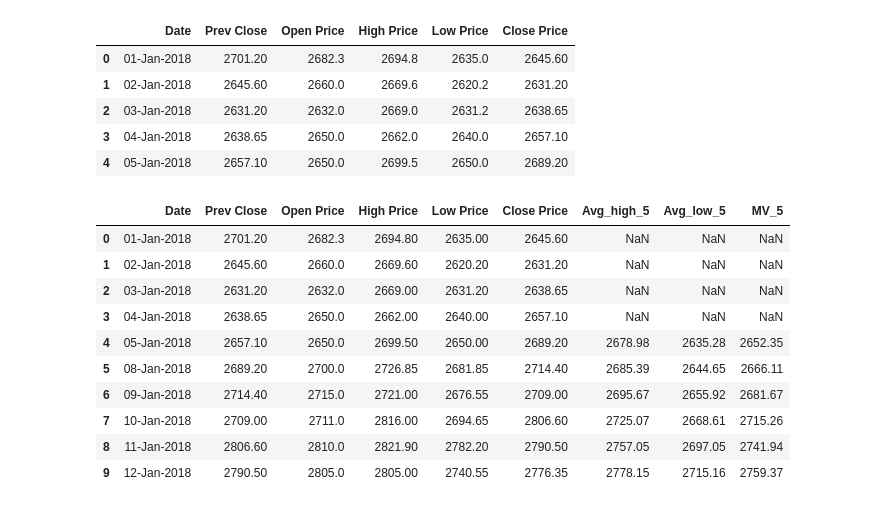
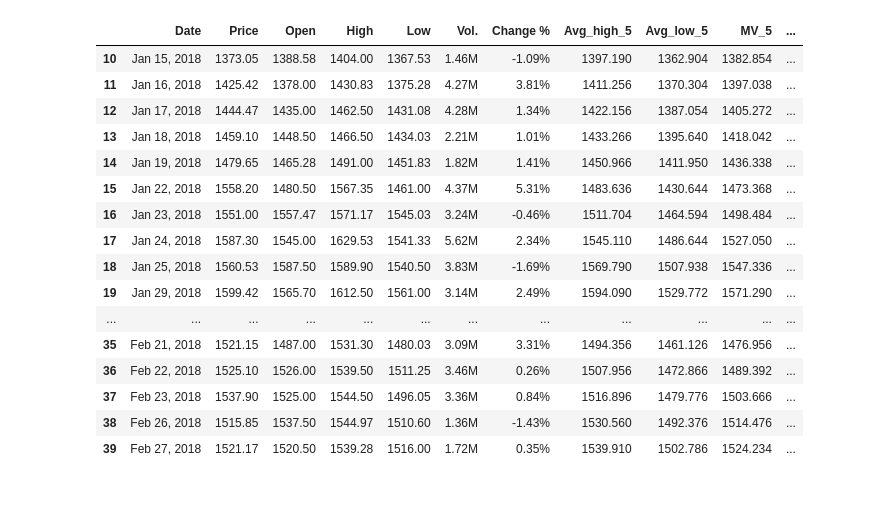
Before and after one commit to anshulgera/BreakoutSystem, a Jupyter notebook: TCS2018Analysis.ipynb, the cells around one changed output. Cells and saved outputs as stored; diff of their text form; code cells hidden in the pictures.

```diff
--- a/TCS2018Analysis.ipynb
+++ b/TCS2018Analysis.ipynb
@@ -16,29 +16,6 @@ df.head()
 # %%
-remove_columns = ['Symbol', 'Series', 'Last Price', 'Average Price', 'Total Traded Quantity','Turnover',
-                 'No. of Trades','Deliverable Qty','% Dly Qt to Traded Qty']
-clean_df = df.drop(remove_columns, axis=1)
-clean_df.head()
+# Code to take in case of importing data from NSE
+#remove_columns = ['Symbol', 'Series', 'Last Price', 'Average Price', 'Total Traded Quantity','Turnover',
+#                 'No. of Trades','Deliverable Qty','% Dly Qt to Traded Qty']
+#clean_df = df.drop(remove_columns, axis=1)
+#clean_df.head()
-# %% [output]
-|  | Date | Prev Close | Open Price | High Price | Low Price | Close Price |
-| 0 | 01-Jan-2018 | 2701.20 | 2682.3 | 2694.8 | 2635.0 | 2645.60 |
-| 1 | 02-Jan-2018 | 2645.60 | 2660.0 | 2669.6 | 2620.2 | 2631.20 |
-| 2 | 03-Jan-2018 | 2631.20 | 2632.0 | 2669.0 | 2631.2 | 2638.65 |
-| 3 | 04-Jan-2018 | 2638.65 | 2650.0 | 2662.0 | 2640.0 | 2657.10 |
-| 4 | 05-Jan-2018 | 2657.10 | 2650.0 | 2699.5 | 2650.0 | 2689.20 |
-# %%
-clean_df['Avg_high_5'] = clean_df['High Price'].rolling(5).mean()
-clean_df['Avg_low_5'] = clean_df['Low Price'].rolling(5).mean()
-clean_df['MV_5'] = clean_df['Close Price'].rolling(5).mean()
-clean_df[:10]
-# %% [output]
-|  | Date | Prev Close | Open Price | High Price | Low Price | Close Price | Avg_high_5 | Avg_low_5 | MV_5 |
-| 0 | 01-Jan-2018 | 2701.20 | 2682.3 | 2694.80 | 2635.00 | 2645.60 | NaN | NaN | NaN |
-| 1 | 02-Jan-2018 | 2645.60 | 2660.0 | 2669.60 | 2620.20 | 2631.20 | NaN | NaN | NaN |
-| 2 | 03-Jan-2018 | 2631.20 | 2632.0 | 2669.00 | 2631.20 | 2638.65 | NaN | NaN | NaN |
-| 3 | 04-Jan-2018 | 2638.65 | 2650.0 | 2662.00 | 2640.00 | 2657.10 | NaN | NaN | NaN |
-| 4 | 05-Jan-2018 | 2657.10 | 2650.0 | 2699.50 | 2650.00 | 2689.20 | 2678.98 | 2635.28 | 2652.35 |
-| 5 | 08-Jan-2018 | 2689.20 | 2700.0 | 2726.85 | 2681.85 | 2714.40 | 2685.39 | 2644.65 | 2666.11 |
-| 6 | 09-Jan-2018 | 2714.40 | 2715.0 | 2721.00 | 2676.55 | 2709.00 | 2695.67 | 2655.92 | 2681.67 |
-| 7 | 10-Jan-2018 | 2709.00 | 2711.0 | 2816.00 | 2694.65 | 2806.60 | 2725.07 | 2668.61 | 2715.26 |
-| 8 | 11-Jan-2018 | 2806.60 | 2810.0 | 2821.90 | 2782.20 | 2790.50 | 2757.05 | 2697.05 | 2741.94 |
-| 9 | 12-Jan-2018 | 2790.50 | 2805.0 | 2805.00 | 2740.55 | 2776.35 | 2778.15 | 2715.16 | 2759.37 |
@@ -45,3 +35,28 @@ clean_df[:10]
+# %%
+df['Avg_high_5'] = df['High'].rolling(5).mean()
+df['Avg_low_5'] = df['Low'].rolling(5).mean()
+df['MV_5'] = df['Price'].rolling(5).mean()
+df['Avg_high_5_1Std'] = df['Avg_high_5'].rolling(5).std()
+df['Avg_low_5_1Std'] = df['Avg_low_5'].rolling(5).std()
+df[10:40]
+# %% [output]
+|  | Date | Price | Open | High | Low | Vol. | Change % | Avg_high_5 | Avg_low_5 | MV_5 | ... |
+| 10 | Jan 15, 2018 | 1373.05 | 1388.58 | 1404.00 | 1367.53 | 1.46M | -1.09% | 1397.190 | 1362.904 | 1382.854 | ... |
+| 11 | Jan 16, 2018 | 1425.42 | 1378.00 | 1430.83 | 1375.28 | 4.27M | 3.81% | 1411.256 | 1370.304 | 1397.038 | ... |
+| 12 | Jan 17, 2018 | 1444.47 | 1435.00 | 1462.50 | 1431.08 | 4.28M | 1.34% | 1422.156 | 1387.054 | 1405.272 | ... |
+| 13 | Jan 18, 2018 | 1459.10 | 1448.50 | 1466.50 | 1434.03 | 2.21M | 1.01% | 1433.266 | 1395.640 | 1418.042 | ... |
+| 14 | Jan 19, 2018 | 1479.65 | 1465.28 | 1491.00 | 1451.83 | 1.82M | 1.41% | 1450.966 | 1411.950 | 1436.338 | ... |
+| 15 | Jan 22, 2018 | 1558.20 | 1480.50 | 1567.35 | 1461.00 | 4.37M | 5.31% | 1483.636 | 1430.644 | 1473.368 | ... |
+| 16 | Jan 23, 2018 | 1551.00 | 1557.47 | 1571.17 | 1545.03 | 3.24M | -0.46% | 1511.704 | 1464.594 | 1498.484 | ... |
+| 17 | Jan 24, 2018 | 1587.30 | 1545.00 | 1629.53 | 1541.33 | 5.62M | 2.34% | 1545.110 | 1486.644 | 1527.050 | ... |
+| 18 | Jan 25, 2018 | 1560.53 | 1587.50 | 1589.90 | 1540.50 | 3.83M | -1.69% | 1569.790 | 1507.938 | 1547.336 | ... |
+| 19 | Jan 29, 2018 | 1599.42 | 1565.70 | 1612.50 | 1561.00 | 3.14M | 2.49% | 1594.090 | 1529.772 | 1571.290 | ... |
+| ... | ... | ... | ... | ... | ... | ... | ... | ... | ... | ... | ... |
+| 35 | Feb 21, 2018 | 1521.15 | 1487.00 | 1531.30 | 1480.03 | 3.09M | 3.31% | 1494.356 | 1461.126 | 1476.956 | ... |
+| 36 | Feb 22, 2018 | 1525.10 | 1526.00 | 1539.50 | 1511.25 | 3.46M | 0.26% | 1507.956 | 1472.866 | 1489.392 | ... |
+| 37 | Feb 23, 2018 | 1537.90 | 1525.00 | 1544.50 | 1496.05 | 3.36M | 0.84% | 1516.896 | 1479.776 | 1503.666 | ... |
+| 38 | Feb 26, 2018 | 1515.85 | 1537.50 | 1544.97 | 1510.60 | 1.36M | -1.43% | 1530.560 | 1492.376 | 1514.476 | ... |
+| 39 | Feb 27, 2018 | 1521.17 | 1520.50 | 1539.28 | 1516.00 | 1.72M | 0.35% | 1539.910 | 1502.786 | 1524.234 | ... |
 # %%
 # plt.figure(figsize=(15,10))
 # plt.grid(True)
```
Also changed, not shown: parts of 8 cells of this notebook, 1 other file.
